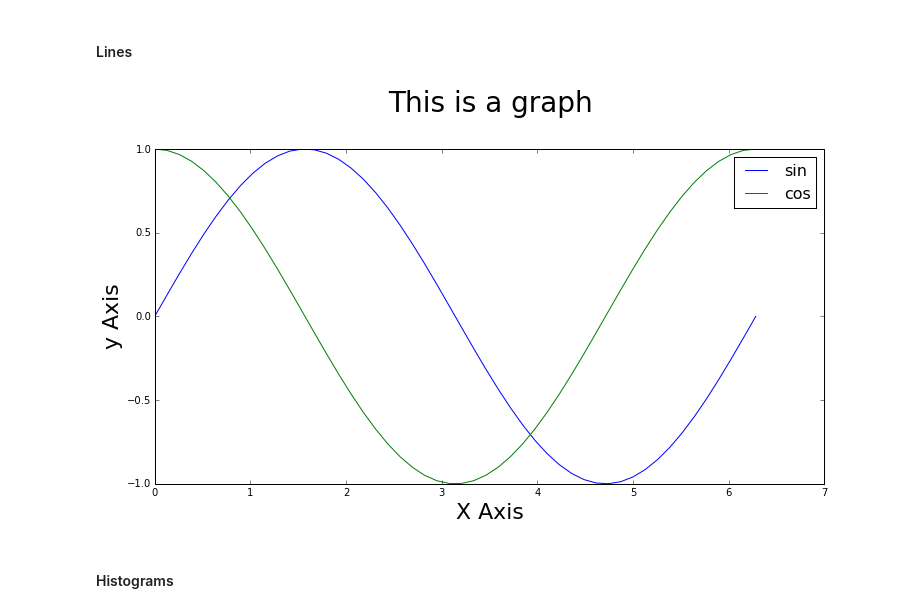
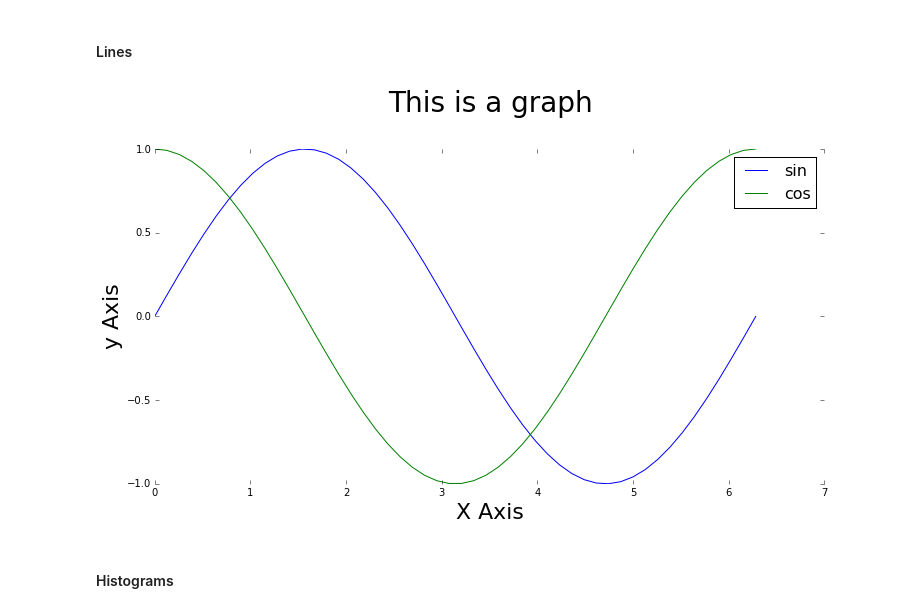
Before and after one commit to xu-hong/DataGotham2013, a Jupyter notebook: notebooks/1 - Tools Overview.ipynb, the cells around one changed output. Saved outputs shown, nothing was run; the diff lists cells and outputs as text; code cells hidden in the pictures.

```diff
--- a/notebooks/1 - Tools Overview.ipynb
+++ b/notebooks/1 - Tools Overview.ipynb
@@ -366,19 +355,23 @@ y2 = np.cos(x)
 # %% [markdown]
 #### Lines
 # %%
-fig, ax = plt.subplots(1, figsize=(12,6))
+#fig, ax = plt.subplots( figsize=(12,6))
+
+
+fig = plt.figure(figsize=(12, 6))
+ax = plt.subplot(111, frameon=False)
 ax.plot(x, y1, label='sin')
 ax.plot(x, y2, label='cos')
 
 ax.legend(fontsize=16)
 ax.axes.xaxis.set_label_text("X Axis", fontdict={"size":22})
 ax.axes.yaxis.set_label_text("y Axis", fontdict={"size":22})
 ax.title.set_text("This is a graph\n")
 ax.title.set_fontsize(28)
+
 fig.show()
-print
 # %% [output]
-[figure, old version]
+[figure, new version]
 # %% [markdown]
 #### Histograms
 # %%
```
Also changed, not shown: parts of 11 cells of this notebook.
